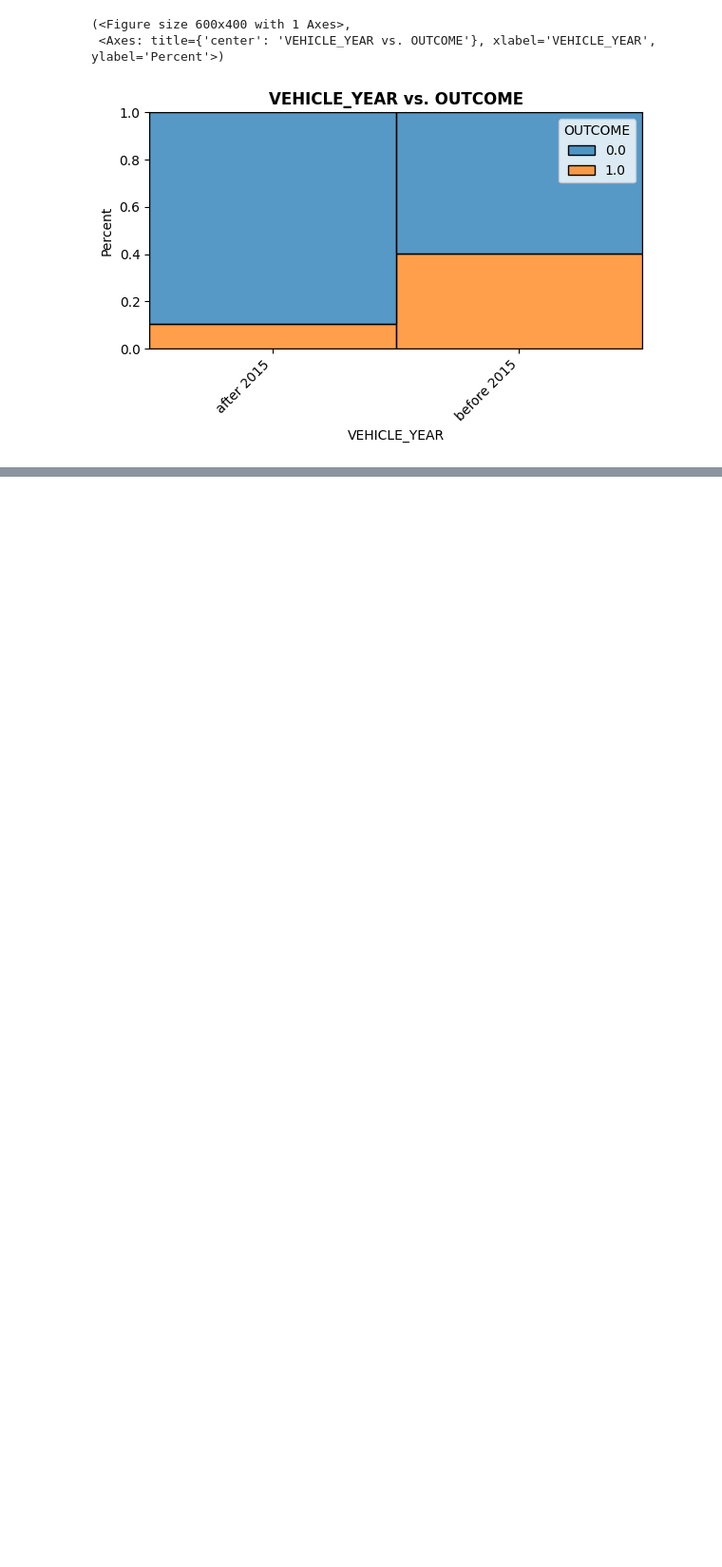
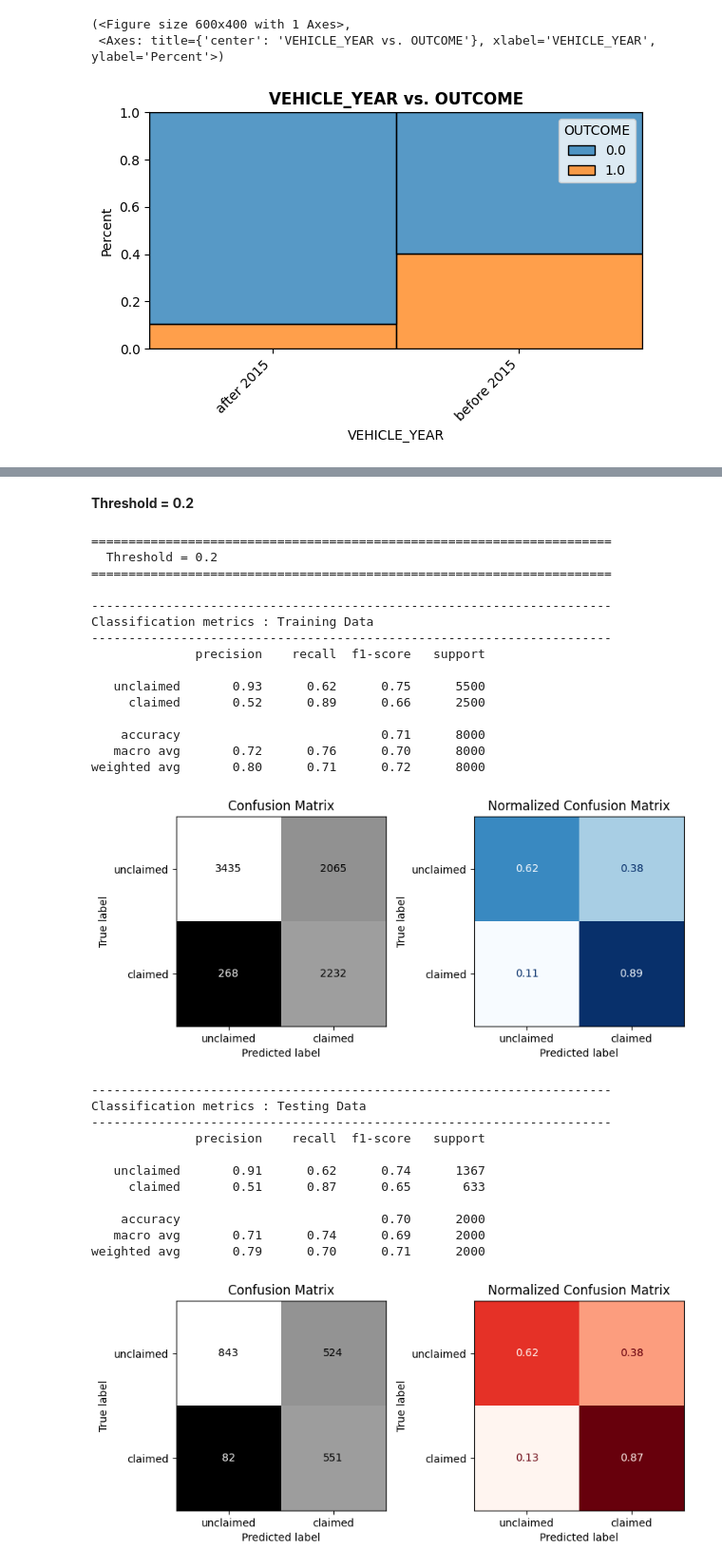
Before and after one commit to YazanMaghary/Car-Insurance-Claim-Prediction, a Jupyter notebook: notebook/project.ipynb, the cells around one changed output, grey strips where cells are left out. Shown at 95% size. Cells and saved outputs as stored; diff of their text form; code cells hidden in the pictures; blank space fills up the shorter version.

```diff
--- a/notebook/project.ipynb
+++ b/notebook/project.ipynb
@@ -897,0 +1106,33 @@ plot_categorical_vs_target(df , x=feature ,y=target,target_type='class')
+# %% [markdown]
+**Threshold = 0.2**
+# %%
+evaluate_with_threshold(rand_clf.best_estimator_ , X_train_pca , y_train , X_test_pca , y_test,target_names=['unclaimed' , 'claimed'],threshold=0.2)
+# %% [output]
+======================================================================
+  Threshold = 0.2
+======================================================================
+
+----------------------------------------------------------------------
+Classification metrics : Training Data
+----------------------------------------------------------------------
+              precision    recall  f1-score   support
+
+   unclaimed       0.93      0.62      0.75      5500
+     claimed       0.52      0.89      0.66      2500
+
+    accuracy                           0.71      8000
+   macro avg       0.72      0.76      0.70      8000
+weighted avg       0.80      0.71      0.72      8000
+[figure, added]
+----------------------------------------------------------------------
+Classification metrics : Testing Data
+----------------------------------------------------------------------
+              precision    recall  f1-score   support
+
+   unclaimed       0.91      0.62      0.74      1367
+     claimed       0.51      0.87      0.65       633
+
+    accuracy                           0.70      2000
+   macro avg       0.71      0.74      0.69      2000
+weighted avg       0.79      0.70      0.71      2000
+[figure, added]
```
Also changed, not shown: parts of 59 cells of this notebook.
